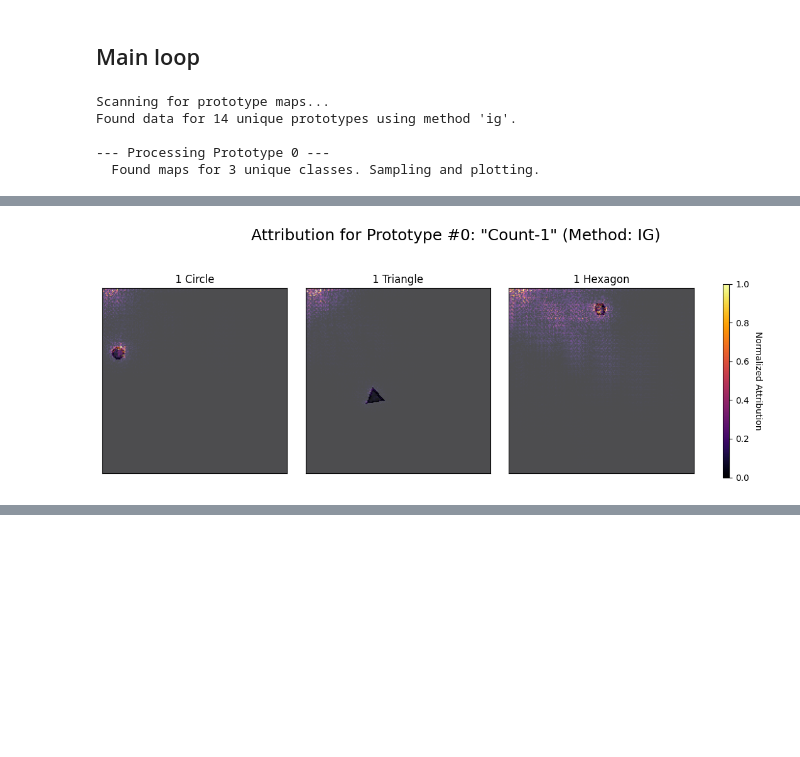
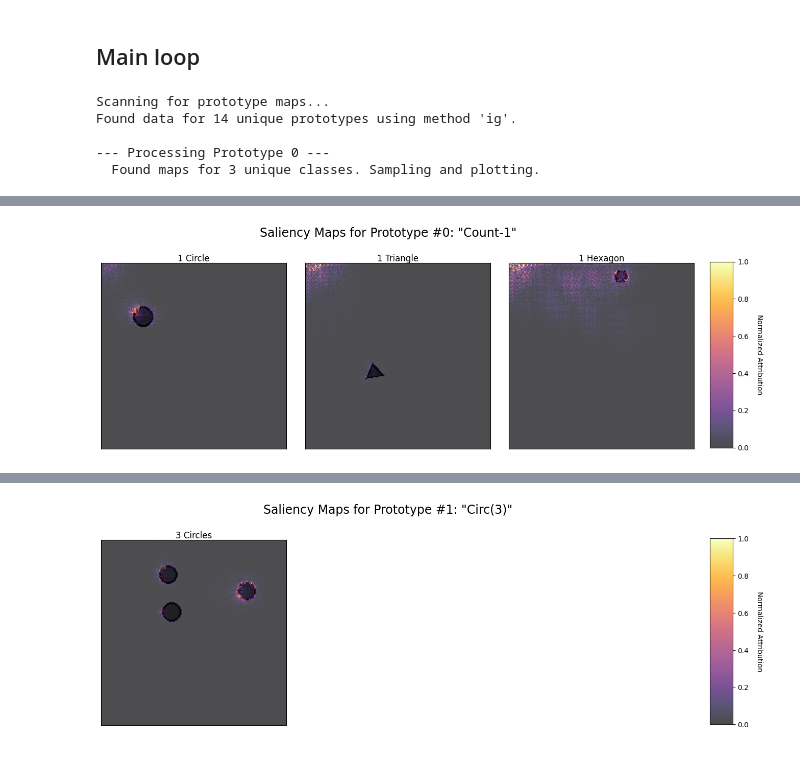
Before and after one commit to TarasKutsyk/Count_PIPNet, a Jupyter notebook: notebooks/viz_prototype_maps.ipynb, the cells around one changed output, grey strips where cells are left out. Cells and saved outputs as stored; diff of their text form; code cells hidden in the pictures; blank space fills up the shorter version.

Commit message:
Finished saliency maps for pipnet; cleaned some files

```diff
--- a/notebooks/viz_prototype_maps.ipynb
+++ b/notebooks/viz_prototype_maps.ipynb
@@ -87,7 +85,7 @@ DATASET_DIR = PROJECT_ROOT / 'data' / DATASET_NAME / 'dataset' / 'test'
 
 # --- Analysis Parameters ---
 ATTR_METHOD = 'ig'
-RANDOM_SEED = 21
+RANDOM_SEED = 42
 
 # --- Output and Visualization Parameters ---
 OUTPUT_DIR = PROJECT_ROOT / 'visualizations' / 'idg_interpretations' / 'individual_prototypes_all_classes'
@@ -97,10 +95,14 @@ VIZ_CONFIG = {
     'percentile': 98,
     'alpha_overlay': 0.7,
     'num_cols': 3,
-    'title_fontsize': 18,
+    'title_fontsize': 17,
     'w_space': 0.1,
     'h_space': 0.2,
     'save_dpi': 300,
+
+    # --- NEW: Direct padding value for the subplot title ---
+    # This will be passed directly to ax.set_title(). Smaller values are closer.
+    'subplot_title_pad': 0.0,
 
     # --- Colormap Options ---
     # 'inferno' and 'hot' are good high-contrast options.
@@ -172,7 +172,6 @@ Helper functions defined.
 # %% [markdown]
 ## Main loop
 # %%
-# 1. Group all available attribution maps by prototype and class
 print("Scanning for prototype maps...")
 prototypes_data = defaultdict(lambda: defaultdict(list))
 
@@ -180,45 +179,37 @@ for file_path in PROTOTYPE_MAPS_DIR.glob(f"*.pt"):
     parsed_info = parse_filename(file_path, ATTR_METHOD)
     if parsed_info:
         proto_idx, img_name, class_name = parsed_info
-        prototypes_data[proto_idx][class_name].append({
-            'path': file_path,
-            'img_name': img_name
-        })
+        prototypes_data[proto_idx][class_name].append({'path': file_path, 'img_name': img_name})
 
 print(f"Found data for {len(prototypes_data)} unique prototypes using method '{ATTR_METHOD}'.")
 
-# 2. Iterate over each prototype, sample, and plot
 for proto_idx, class_files_dict in sorted(prototypes_data.items()):
     print(f"\n--- Processing Prototype {proto_idx} ---")
 
     num_classes_found = len(class_files_dict)
-    if num_classes_found == 0:
-        continue
+    if num_classes_found == 0: continue
 
     print(f"  Found maps for {num_classes_found} unique classes. Sampling and plotting.")
-
-    # 3. Sample maps and calculate grid dimensions
     selected_maps_info = [
-        {'class_name': class_name, **random.choice(files)}
-        for class_name, files in sorted(class_files_dict.items())
+        {'class_name': cn, **random.choice(fs)} for cn, fs in sorted(class_files_dict.items())
     ]
 
     num_plots = len(selected_maps_info)
     num_cols = VIZ_CONFIG['num_cols']
     num_rows = (num_plots + num_cols - 1) // num_cols
 
-    # 4. Create the visualization grid
-    fig, axes = plt.subplots(num_rows, num_cols, figsize=(num_cols * 5, num_rows * 5), squeeze=False)
+    fig, axes = plt.subplots(num_rows, num_cols, figsize=(num_cols * 5, num_rows * 5.2), squeeze=False)
     axes = axes.flatten()
 
     for i, map_info in enumerate(selected_maps_info):
         ax = axes[i]
         attr_map_np = torch.load(map_info['path'])
         original_image = load_original_image(map_info['class_name'], map_info['img_name'])
-
         class_idx = int(map_info['class_name'].split('_')[-1]) - 1
         human_readable_name = class_idx_to_name(class_idx)
 
+        # --- REVISED LOGIC ---
+        # 1. Call Captum visualizer *without* the title argument
         viz.visualize_image_attr(
             attr=attr_map_np,
             original_image=original_image,
@@ -227,43 +218,45 @@ for proto_idx, class_files_dict in sorted(prototypes_data.items()):
             cmap=VIZ_CONFIG['cmap'],
             outlier_perc=100 - VIZ_CONFIG['percentile'],
             plt_fig_axis=(fig, ax),
-            show_colorbar=False,
-            title=human_readable_name,
+            show_colorbar=False,    # title removed here
             alpha_overlay=VIZ_CONFIG['alpha_overlay'],
             use_pyplot=False
         )
+        # 2. Manually set the subplot title with exact padding
+        ax.set_title(human_readable_name, pad=VIZ_CONFIG['subplot_title_pad'])
+        # --- END REVISED LOGIC ---
 
-    # 5. Hide unused subplots
+    # Hide any unused subplots first
     for i in range(num_plots, len(axes)):
         axes[i].axis('off')
 
-    # 6. Apply main title and adjust layout
-    # --- MODIFICATION: Use prototype label map and capitalize method name ---
-    prototype_display_name = PROTOTYPE_LABEL_MAP.get(proto_idx, f"Prototype {proto_idx}")
-    title_text = (
-        f"Attribution for Prototype #{proto_idx}: \"{prototype_display_name}\" "
-        f"(Method: {ATTR_METHOD.upper()})"
-    )
-
-    fig.suptitle(
-        title_text,
-        fontsize=VIZ_CONFIG['title_fontsize'],
-        y=0.98
-    )
+    # --- CORRECTED LOGIC for single colorbar ---
+    # 1. Adjust the main plot grid to make space on the right
     fig.subplots_adjust(
+        right=0.9,
         wspace=VIZ_CONFIG['w_space'],
         hspace=VIZ_CONFIG['h_space']
     )
 
-    # 7. Add a single, shared colorbar
+    # 2. Get the mappable object from the last plot
     if num_plots > 0:
-        norm = colors.Normalize(vmin=0, vmax=1)
-        sm = cm.ScalarMappable(cmap=VIZ_CONFIG['cmap'], norm=norm)
-        cbar = fig.colorbar(sm, ax=axes.ravel().tolist(), shrink=0.8, aspect=30, pad=0.04)
-        cbar.set_label('Normalized Attribution', rotation=270, labelpad=15)
+        mappable = axes[num_plots - 1].images[-1]
 
-    # 8. Save the figure
-    save_filename = f"prototype_{proto_idx}_summary_{ATTR_METHOD}.png"
+        # 3. Create a new, dedicated axis for the colorbar
+        # The arguments are [left, bottom, width, height] in figure-relative coordinates
+        cax = fig.add_axes([0.92, 0.15, 0.03, 0.7])
+
+        # 4. Draw the colorbar into the dedicated axis
+        cbar = fig.colorbar(mappable, cax=cax)
+        cbar.set_label("Normalized Attribution", rotation=270, labelpad=20)
+    # --- END CORRECTION ---
+
+    fig.suptitle(
+        f"Saliency Maps for Prototype #{proto_idx}: \"{PROTOTYPE_LABEL_MAP[proto_idx]}\"",
+        fontsize=VIZ_CONFIG['title_fontsize'], y=0.98
+    )
+
+    save_filename = f"pipnet_prototype_{proto_idx}_summary_{ATTR_METHOD}.png"
     save_path = OUTPUT_DIR / save_filename
     fig.savefig(save_path, dpi=VIZ_CONFIG['save_dpi'], bbox_inches='tight')
     print(f"  Saved figure to: {save_path}")
@@ -287,0 +275 @@ You are using `torch.load` with `weights_only=False` (the current default value)
+[figure, new version]
@@ -289 +277,0 @@ You are using `torch.load` with `weights_only=False` (the current default value)
-[figure, old version]
@@ -291,0 +279 @@ You are using `torch.load` with `weights_only=False` (the current default value)
+[figure, new version]
```
Also changed, not shown: parts of 3 cells of this notebook, 3 other files.
